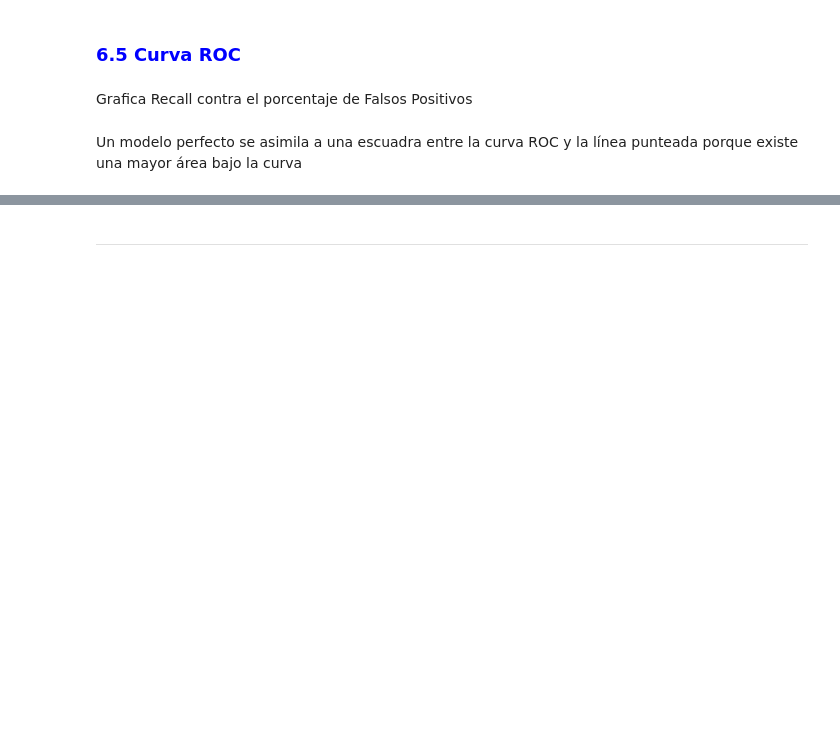
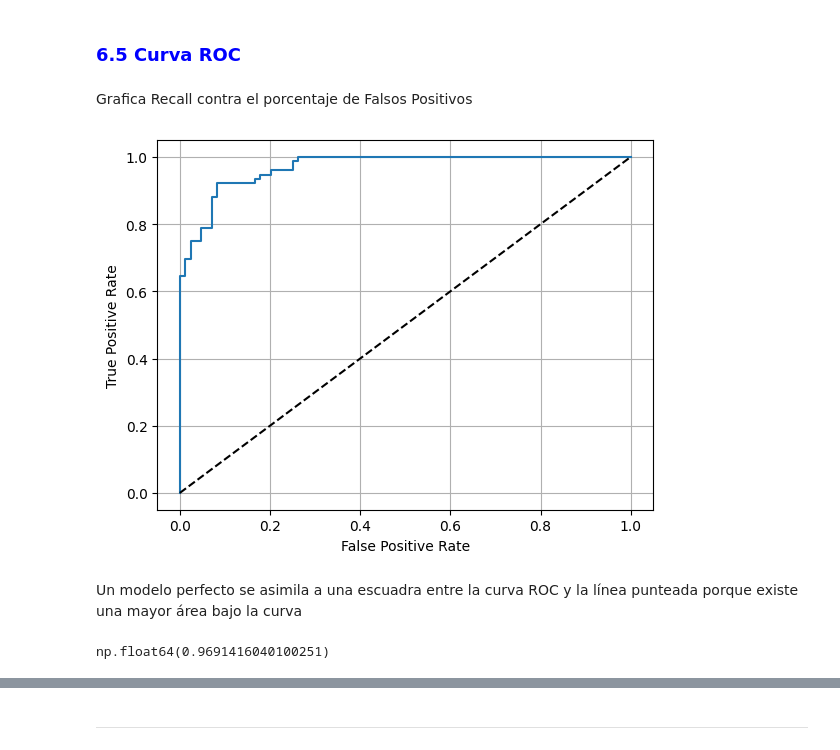
Before and after one commit to cesarhdzf/6IV8_HernandezFeregrinoCesarArturo_AD, a Jupyter notebook: ElementosBasicosEstadistica/Cap3_plantilla.ipynb, the cells around one changed output, grey strips where cells are left out. Saved outputs shown, nothing was run; the diff lists cells and outputs as text; code cells hidden in the pictures; blank space fills up the shorter version.

```diff
--- a/ElementosBasicosEstadistica/Cap3_plantilla.ipynb
+++ b/ElementosBasicosEstadistica/Cap3_plantilla.ipynb
@@ -418,10 +419,22 @@ Grafica Recall contra el porcentaje de Falsos Positivos
 # %%
 #Graficar la curva ROC
-
+fpr, tpr, umbrales = roc_curve(y_train_c, y_scores)
+plt.plot(fpr, tpr, label="ROC Curve")
+plt.plot([0, 1],[0, 1], 'k--')
+plt.xlabel("False Positive Rate")
+plt.ylabel("True Positive Rate")
 #Poner una cuadrícula
+plt.grid()
+plt.show()
+# %% [output]
+[figure, added]
 # %% [markdown]
 Un modelo perfecto se asimila a una escuadra entre la curva ROC y la línea punteada porque existe una mayor área bajo la curva
 # %%
 #Calcular el puntaje de la curva
+from sklearn.metrics import roc_auc_score
+roc_auc_score(y_train_c,y_scores)
+# %% [output]
+np.float64(0.9691416040100251)
 # %%
 #Compararlo con el modelo de random forest
```
Also changed, not shown: parts of 12 cells of this notebook.
